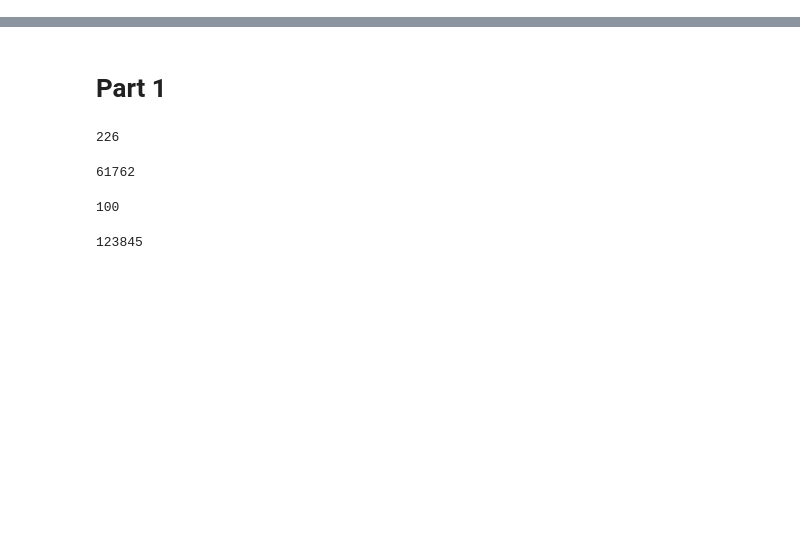
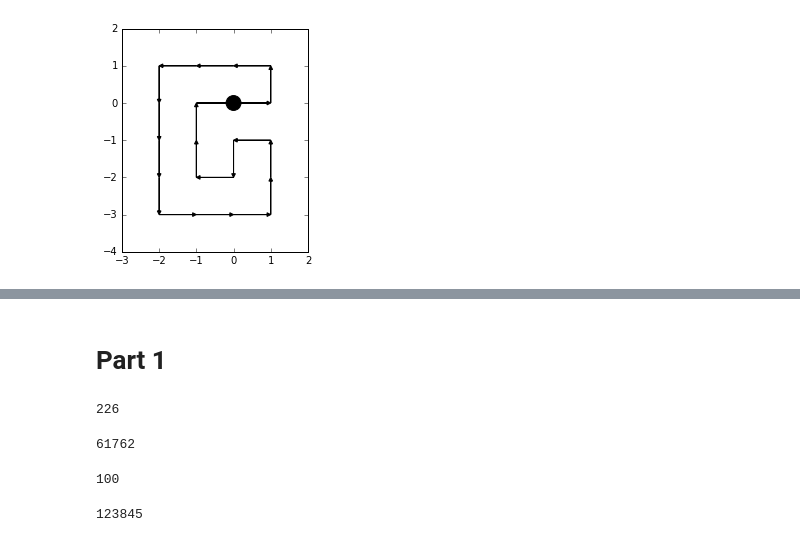
Before and after one commit to NeilNjae/ou-summer-of-code-2017, a Jupyter notebook: 06-tour-shapes/tour-shapes-solution.ipynb, the cells around one changed output, grey strips where cells are left out. Cells and saved outputs as stored; diff of their text form; code cells hidden in the pictures; blank space fills up the shorter version.

```diff
--- a/06-tour-shapes/tour-shapes-solution.ipynb
+++ b/06-tour-shapes/tour-shapes-solution.ipynb
@@ -135,0 +208,4 @@ def plot_trace(trace, colour='k', xybounds=None, fig=None, subplot_details=None,
+# %%
+plot_trace(trace_tour(sample_tours[1]))
+# %% [output]
+[figure, added]
```
Also changed, not shown: parts of 8 cells of this notebook, 27 other files.
